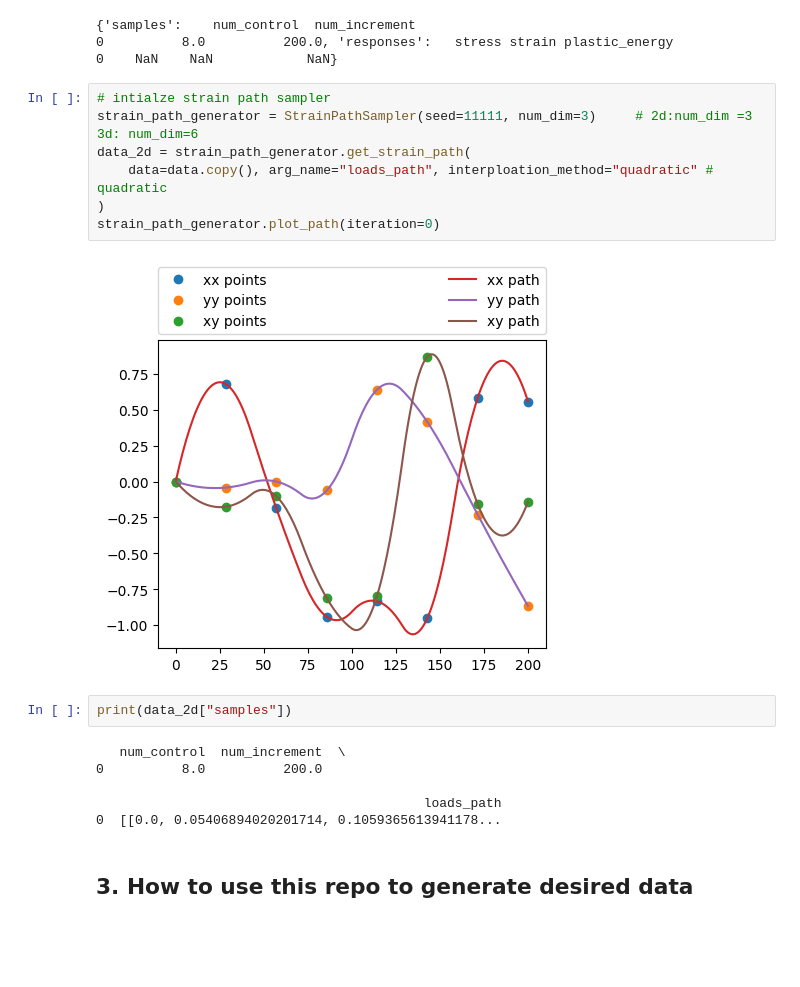
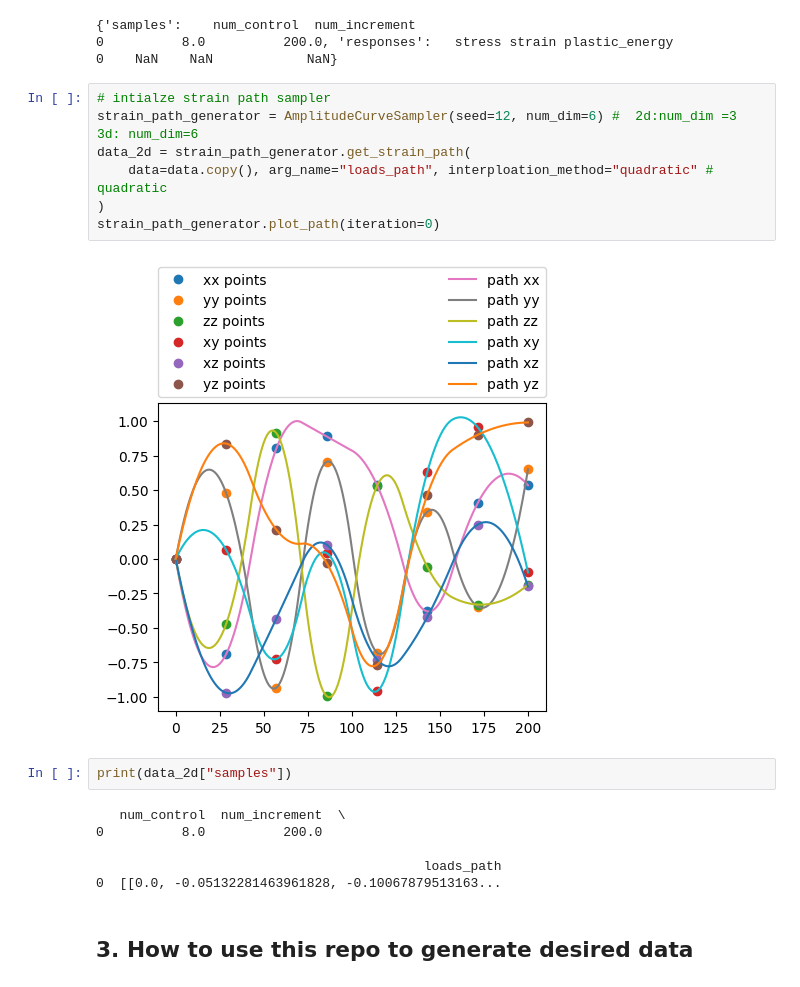
Before and after one commit to bessagroup/rvesimulator, a Jupyter notebook: examples/longtalk/longtalk.ipynb, the cells around one changed output. Cells and saved outputs as stored; diff of their text form; blank space fills up the shorter version.

```diff
--- a/examples/longtalk/longtalk.ipynb
+++ b/examples/longtalk/longtalk.ipynb
@@ -214,13 +223,13 @@ print(data)
 0    NaN    NaN            NaN}
 # %%
 # intialze strain path sampler
-strain_path_generator = StrainPathSampler(seed=11111, num_dim=3)     # 2d:num_dim =3 3d: num_dim=6
+strain_path_generator = AmplitudeCurveSampler(seed=12, num_dim=6) #  2d:num_dim =3 3d: num_dim=6
 data_2d = strain_path_generator.get_strain_path(
     data=data.copy(), arg_name="loads_path", interploation_method="quadratic" # quadratic
 )
 strain_path_generator.plot_path(iteration=0)
 # %% [output]
-[figure, old version]
+[figure, new version]
 # %%
 print(data_2d["samples"])
 # %% [output]
@@ -228,7 +237,7 @@ print(data_2d["samples"])
 0          8.0          200.0
 
                                           loads_path
-0  [[0.0, 0.05406894020201714, 0.1059365613941178...
+0  [[0.0, -0.05132281463961828, -0.10067879513163...
 # %% [markdown]
 ## 3. How to use this repo to generate desired data
 # %% [markdown]
```
Also changed, not shown: parts of 15 cells of this notebook, 22 other files.
